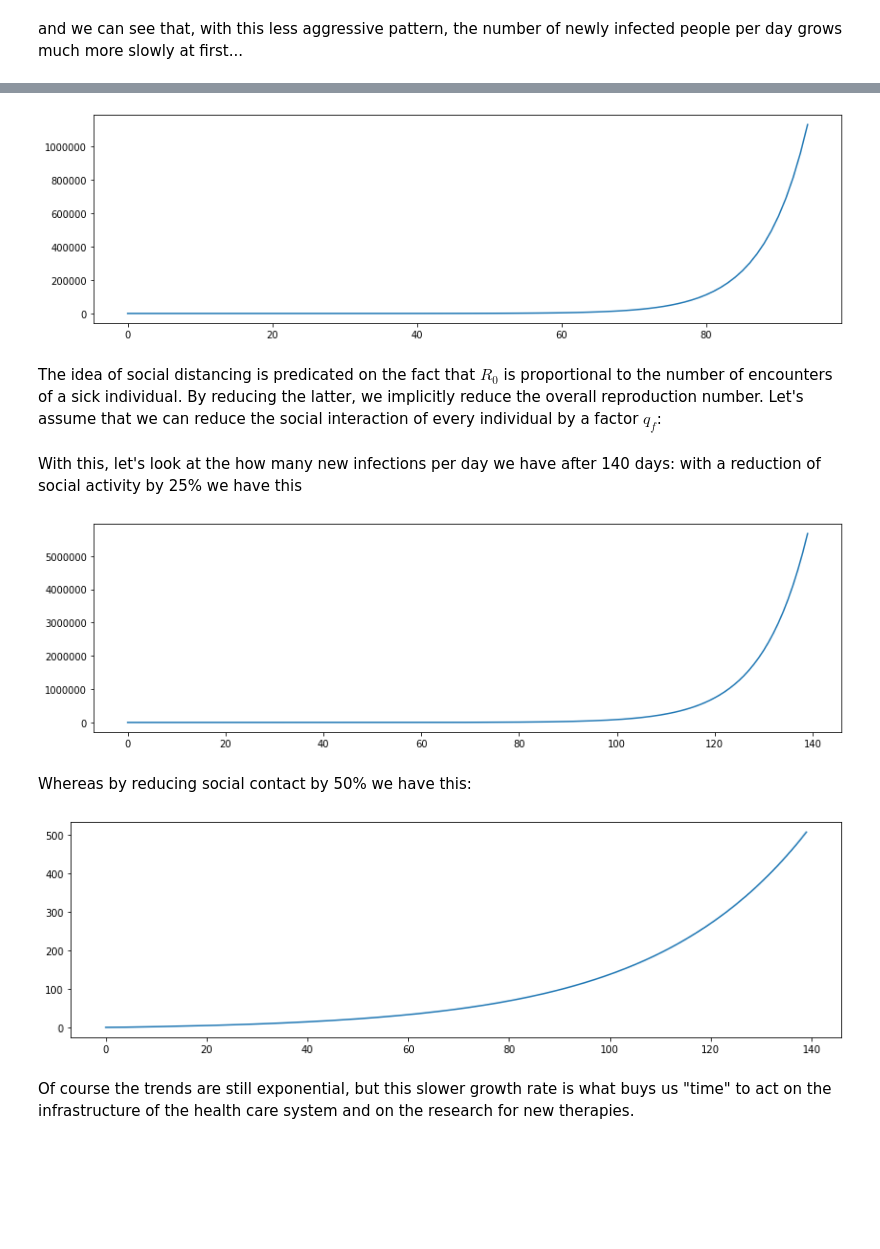
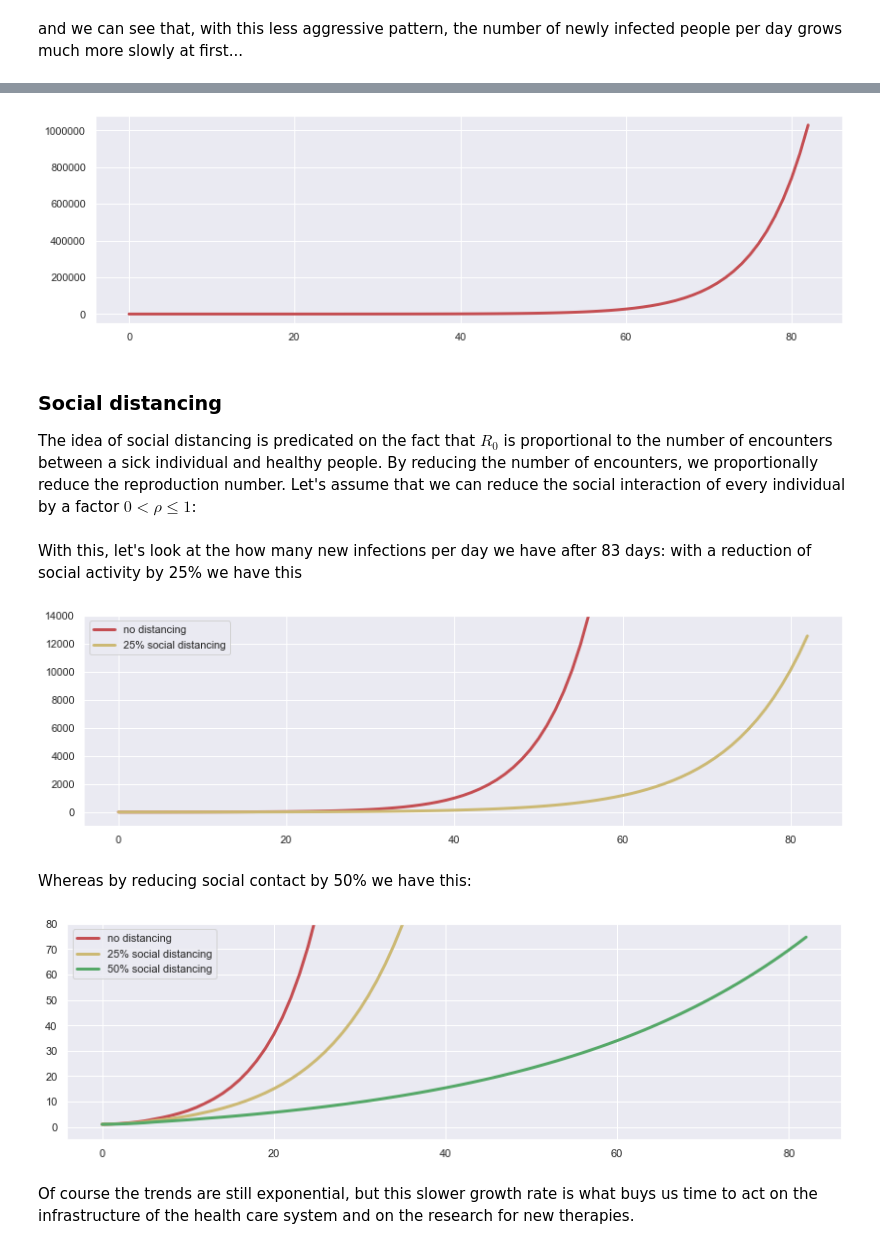
Before and after one commit to prandoni/COM303, a Jupyter notebook: COVID19/COVID19.ipynb, the cells around one changed output, grey strips where cells are left out. Saved outputs shown, nothing was run; the diff lists cells and outputs as text; code cells hidden in the pictures; blank space fills up the shorter version.

```diff
--- a/COVID19/COVID19.ipynb
+++ b/COVID19/COVID19.ipynb
@@ -52,6 +96,9 @@ plt.plot(covid(16));
-# %%
-plt.plot(covid(95));
-# %% [output]
-[figure, removed]
+# %%
+D_m = 83
+plt.plot(total_infected(covid(D_m)), 'r');
+# %% [output]
+[figure, added]
 # %% [markdown]
-The idea of social distancing is predicated on the fact that $R_0$ is proportional to the number of encounters of a sick individual. By reducing the latter, we implicitly reduce the overall reproduction number. Let's assume that we can reduce the social interaction of every individual by a factor $q_f$:
+### Social distancing
+
+The idea of social distancing is predicated on the fact that $R_0$ is proportional to the number of encounters between a sick individual and healthy people. By reducing the number of encounters, we proportionally reduce the reproduction number. Let's assume that we can reduce the social interaction of every individual by a factor $0 < \rho \leq 1$:
@@ -62,14 +111,21 @@ def covid_q(N, qf):
 # %% [markdown]
-With this, let's look at the how many new infections per day we have after 140 days: with a reduction of social activity by 25% we have this
+With this, let's look at the how many new infections per day we have after 83 days: with a reduction of social activity by 25% we have this
-# %%
-plt.plot(covid_q(140, 0.75));
-# %% [output]
-[figure, removed]
+# %%
+plt.plot(total_infected(covid(D_m)), 'r', label=r'no distancing');
+plt.plot(total_infected(covid_q(D_m, 0.25)), 'y', label=r'25% social distancing');
+plt.legend();
+plt.gca().set_ylim([-1000,14000]);
+# %% [output]
+[figure, added]
 # %% [markdown]
 Whereas by reducing social contact by 50% we have this:
-# %%
-plt.plot(covid_q(140, 0.5));
-# %% [output]
-[figure, removed]
+# %%
+plt.plot(total_infected(covid(D_m)), 'r', label='no distancing');
+plt.plot(total_infected(covid_q(D_m, 0.25)), 'y', label=r'25% social distancing');
+plt.plot(total_infected(covid_q(D_m, 0.5)), 'g', label=r'50% social distancing');
+plt.legend();
+plt.gca().set_ylim([-5,80]);
+# %% [output]
+[figure, added]
 # %% [markdown]
-Of course the trends are still exponential, but this slower growth rate is what buys us "time" to act on the infrastructure of the health care system and on the research for new therapies.
+Of course the trends are still exponential, but this slower growth rate is what buys us time to act on the infrastructure of the health care system and on the research for new therapies.
```
Also changed, not shown: parts of 36 cells of this notebook.
